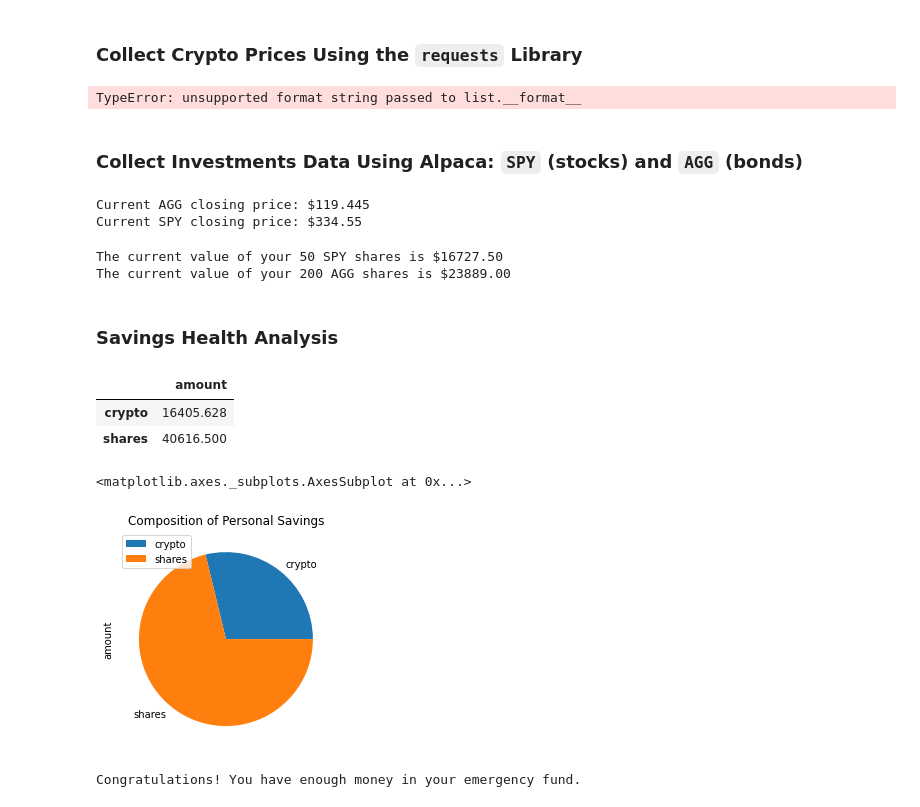
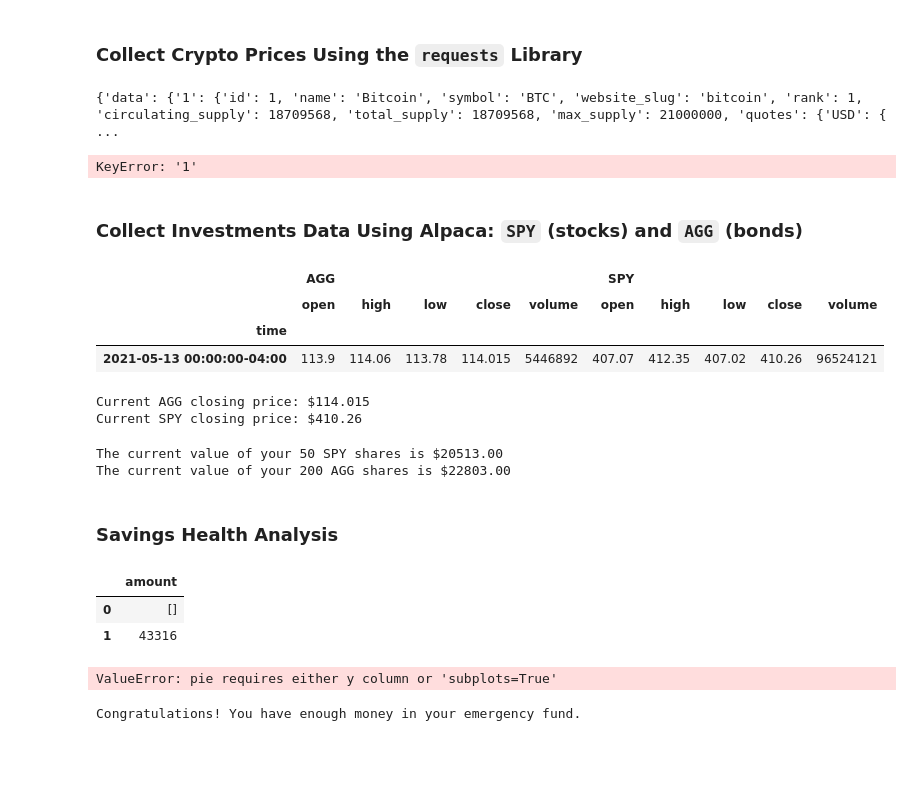
Before and after one commit to nrader91/Financial_Planner_API, a Jupyter notebook: financial-planner.ipynb, the cells around one changed output. Saved outputs shown, nothing was run; the diff lists cells and outputs as text; code cells hidden in the pictures; blank space fills up the shorter version.

Commit message:
finished up to Part 2.  need to go over crypto json coding to fetch prices

```diff
--- a/financial-planner.ipynb
+++ b/financial-planner.ipynb
@@ -29,26 +30,28 @@ btc_url = "https://api.alternative.me/v2/ticker/Bitcoin/?convert=CAD"
 eth_url = "https://api.alternative.me/v2/ticker/Ethereum/?convert=CAD"
 # %%
 # Fetch current BTC price
-btc_url = "https://api.alternative.me/v2/ticker/Bitcoin/?convert=CAD" + "?format=json"
-btc_value = requests.get(btc_url)
+btc_data = requests.get(btc_url).json()
+print(btc_data)
+btc_price = float(btc_data["1"]["USD"]['price'])
 
 
 # Fetch current ETH price
-eth_url = "https://api.alternative.me/v2/ticker/Ethereum/?convert=CAD" + "?format=json"
-eth_value = requests.get(eth_url)
+eth_data = requests.get(eth_url).json()
+eth_price = float(eth_data["price"])
 
 
 # Compute current value of my crypto
-my_btc_value = []
+my_btc_value = btc_price * my_btc
 
 
-my_eth_value = []
+my_eth_value = eth_price * my_eth
 
 # Print current crypto wallet balance
-#print(f"The current value of your {my_btc} BTC is ${my_btc_value:0.2f}")
-#print(f"The current value of your {my_eth} ETH is ${my_eth_value:0.2f}")
+print(f"The current value of your {my_btc} BTC is ${my_btc_value:0.2f}")
+print(f"The current value of your {my_eth} ETH is ${my_eth_value:0.2f}")
 # %% [output]
-TypeError: unsupported format string passed to list.__format__
+{'data': {'1': {'id': 1, 'name': 'Bitcoin', 'symbol': 'BTC', 'website_slug': 'bitcoin', 'rank': 1, 'circulating_supply': 18709568, 'total_supply': 18709568, 'max_supply': 21000000, 'quotes': {'USD': { ...
+KeyError: '1'
 # %% [markdown]
 ### Collect Investments Data Using Alpaca: `SPY` (stocks) and `AGG` (bonds)
 # %%
@@ -57,12 +62,17 @@ TypeError: unsupported format string passed to list.__format__
 # %%
 # Set Alpaca API key and secret
-# YOUR CODE HERE!
+alpaca_api_key = os.getenv("ALPACA_API_KEY")
 
 # Create the Alpaca API object
-# YOUR CODE HERE!
+alpaca_secret_key = os.getenv("ALPACA_SECRET_KEY")
+
+alpaca = tradeapi.REST(
+    alpaca_api_key,
+    alpaca_secret_key,
+    api_version="v2")
 # %%
 # Format current date as ISO format
-# YOUR CODE HERE!
+today = pd.Timestamp("2021-05-13", tz="America/New_York").isoformat()
 
 # Set the tickers
 tickers = ["AGG", "SPY"]
@@ -71,51 +81,68 @@ tickers = ["AGG", "SPY"]
 timeframe = "1D"
 
 # Get current closing prices for SPY and AGG
-# YOUR CODE HERE!
+my_portfolio = alpaca.get_barset(
+    tickers,
+    timeframe,
+    start = today,
+    end = today
+).df
 
 # Preview DataFrame
-# YOUR CODE HERE!
+my_portfolio
+# %% [output]
+|  | AGG |  |  |  |  | SPY |  |  |  |  |
+|  | open | high | low | close | volume | open | high | low | close | volume |
+| time |  |  |  |  |  |  |  |  |  |  |
+| 2021-05-13 00:00:00-04:00 | 113.9 | 114.06 | 113.78 | 114.015 | 5446892 | 407.07 | 412.35 | 407.02 | 410.26 | 96524121 |
 # %%
 # Pick AGG and SPY close prices
-# YOUR CODE HERE!
+agg_close_price = float(my_portfolio["AGG"]['close'])
+
+spy_close_price = float(my_portfolio["SPY"]['close'])
 
 # Print AGG and SPY close prices
 print(f"Current AGG closing price: ${agg_close_price}")
 print(f"Current SPY closing price: ${spy_close_price}")
 # %% [output]
-Current AGG closing price: $119.445
-Current SPY closing price: $334.55
+Current AGG closing price: $114.015
+Current SPY closing price: $410.26
 # %%
 # Compute the current value of shares
-# YOUR CODE HERE!
+my_agg_value = agg_close_price * my_agg
+
+my_spy_value = spy_close_price * my_spy
+
 
 # Print current value of share
 print(f"The current value of your {my_spy} SPY shares is ${my_spy_value:0.2f}")
 print(f"The current value of your {my_agg} AGG shares is ${my_agg_value:0.2f}")
 # %% [output]
-The current value of your 50 SPY shares is $16727.50
-The current value of your 200 AGG shares is $23889.00
+The current value of your 50 SPY shares is $20513.00
+The current value of your 200 AGG shares is $22803.00
 # %% [markdown]
 ### Savings Health Analysis
 # %%
 # Set monthly household income
-# YOUR CODE HERE!
+monthly_income = 12000
 
 # Create savings DataFrame
-# YOUR CODE HERE!
+crypto_assets = my_btc_value + my_eth_value
+shares_assets = my_spy_value + my_agg_value
+d = {'amount': [crypto_assets, shares_assets]}
+df_savings = pd.DataFrame(data=d)
 
 # Display savings DataFrame
 display(df_savings)
 # %% [output]
 |  | amount |
-| crypto | 16405.628 |
-| shares | 40616.500 |
+| 0 | [] |
+| 1 | 43316 |
 # %%
 # Plot savings pie chart
-# YOUR CODE HERE!
+df_savings.plot.pie()
 # %% [output]
-<matplotlib.axes._subplots.AxesSubplot at 0x...>
+ValueError: pie requires either y column or 'subplots=True'
-[figure, removed]
 # %%
 # Set ideal emergency fund
 emergency_fund = monthly_income * 3
```
Also changed, not shown: parts of 2 cells of this notebook.
